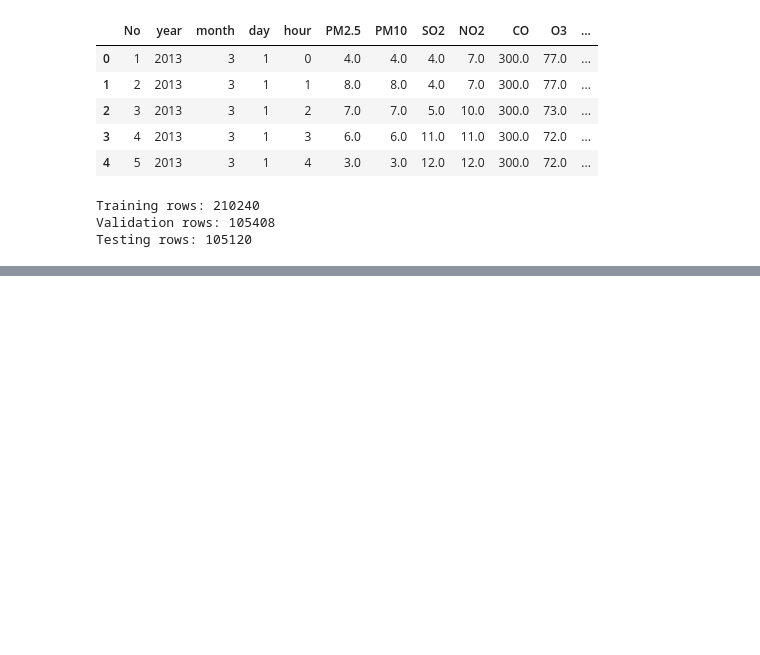
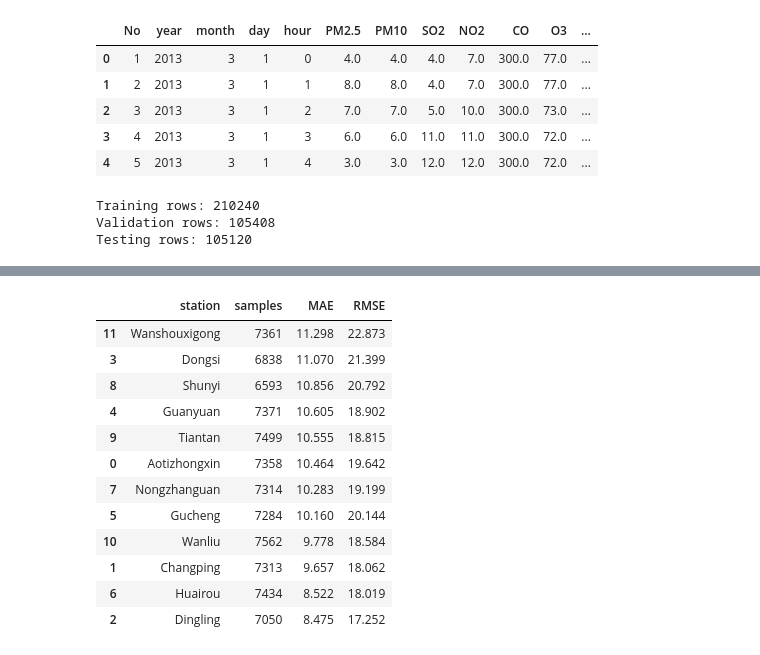
Before and after one commit to shbnm93/air-quality-retrieval-ai, a Jupyter notebook: notebooks/02_forecasting_preparation.ipynb, the cells around one changed output, grey strips where cells are left out. Drawn from its saved outputs; the diff is of its cells as text; code cells hidden in the pictures; blank space fills up the shorter version.

```diff
--- a/notebooks/02_forecasting_preparation.ipynb
+++ b/notebooks/02_forecasting_preparation.ipynb
@@ -71,0 +292,42 @@ Testing rows: 105120
+# %%
+import pandas as pd
+
+station_results = []
+
+for station in np.unique(stations_test):
+
+    mask = stations_test == station
+
+    metrics = evaluate_forecast(
+        y_test[mask],
+        y_pred_test[mask]
+    )
+
+    station_results.append({
+        "station": station,
+        "samples": mask.sum(),
+        **metrics
+    })
+
+station_results = pd.DataFrame(station_results)
+
+display(
+    station_results.sort_values(
+        "MAE",
+        ascending=False
+    )
+)
+# %% [output]
+|  | station | samples | MAE | RMSE |
+| 11 | Wanshouxigong | 7361 | 11.298 | 22.873 |
+| 3 | Dongsi | 6838 | 11.070 | 21.399 |
+| 8 | Shunyi | 6593 | 10.856 | 20.792 |
+| 4 | Guanyuan | 7371 | 10.605 | 18.902 |
+| 9 | Tiantan | 7499 | 10.555 | 18.815 |
+| 0 | Aotizhongxin | 7358 | 10.464 | 19.642 |
+| 7 | Nongzhanguan | 7314 | 10.283 | 19.199 |
+| 5 | Gucheng | 7284 | 10.160 | 20.144 |
+| 10 | Wanliu | 7562 | 9.778 | 18.584 |
+| 1 | Changping | 7313 | 9.657 | 18.062 |
+| 6 | Huairou | 7434 | 8.522 | 18.019 |
+| 2 | Dingling | 7050 | 8.475 | 17.252 |
```
Also changed, not shown: parts of 13 cells of this notebook, 1 other file.
